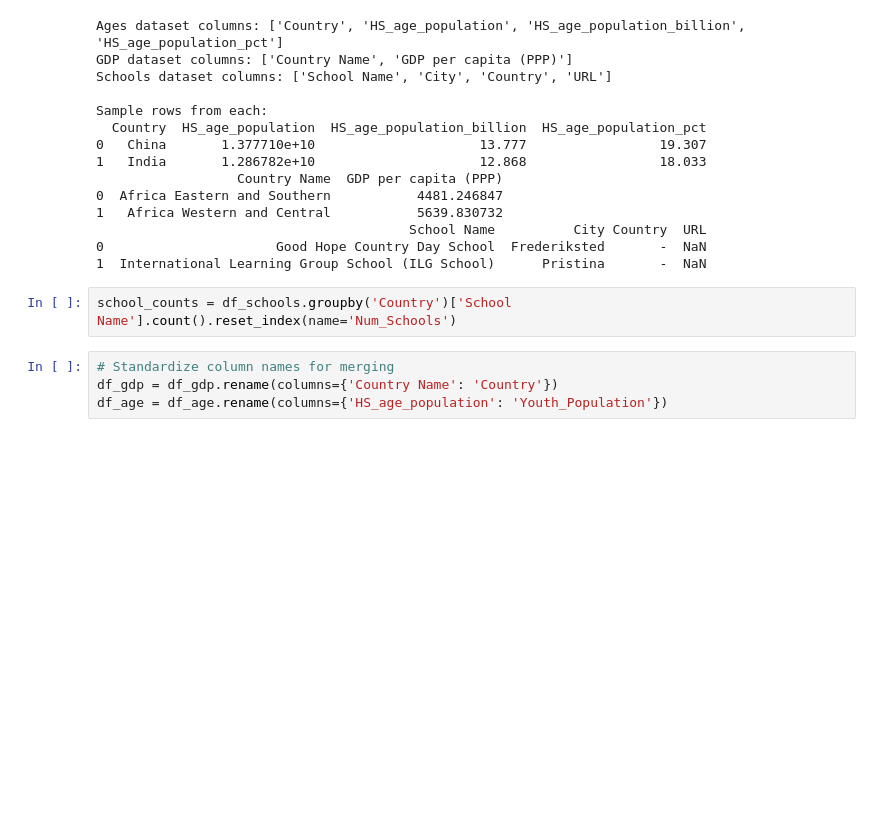
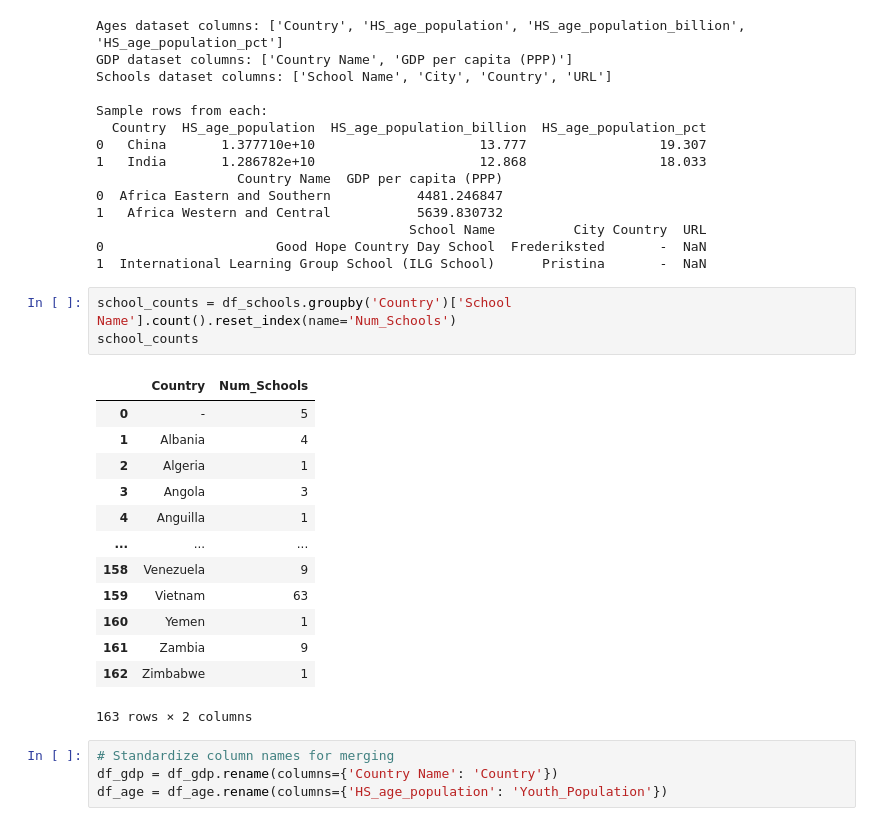
Before and after one commit to Women-in-Data-Science-Hackathon/DS-X, a Jupyter notebook: merging/building.ipynb, the cells around one changed output. Saved outputs shown, nothing was run; the diff lists cells and outputs as text; blank space fills up the shorter version.

```diff
--- a/merging/building.ipynb
+++ b/merging/building.ipynb
@@ -67,6 +64,21 @@ Sample rows from each:
 1  International Learning Group School (ILG School)      Pristina       -  NaN
 # %%
 school_counts = df_schools.groupby('Country')['School Name'].count().reset_index(name='Num_Schools')
+school_counts
+# %% [output]
+|  | Country | Num_Schools |
+| 0 | - | 5 |
+| 1 | Albania | 4 |
+| 2 | Algeria | 1 |
+| 3 | Angola | 3 |
+| 4 | Anguilla | 1 |
+| ... | ... | ... |
+| 158 | Venezuela | 9 |
+| 159 | Vietnam | 63 |
+| 160 | Yemen | 1 |
+| 161 | Zambia | 9 |
+| 162 | Zimbabwe | 1 |
+163 rows × 2 columns
 # %%
 # Standardize column names for merging
 df_gdp = df_gdp.rename(columns={'Country Name': 'Country'})
```
Also changed, not shown: parts of 6 cells of this notebook.
